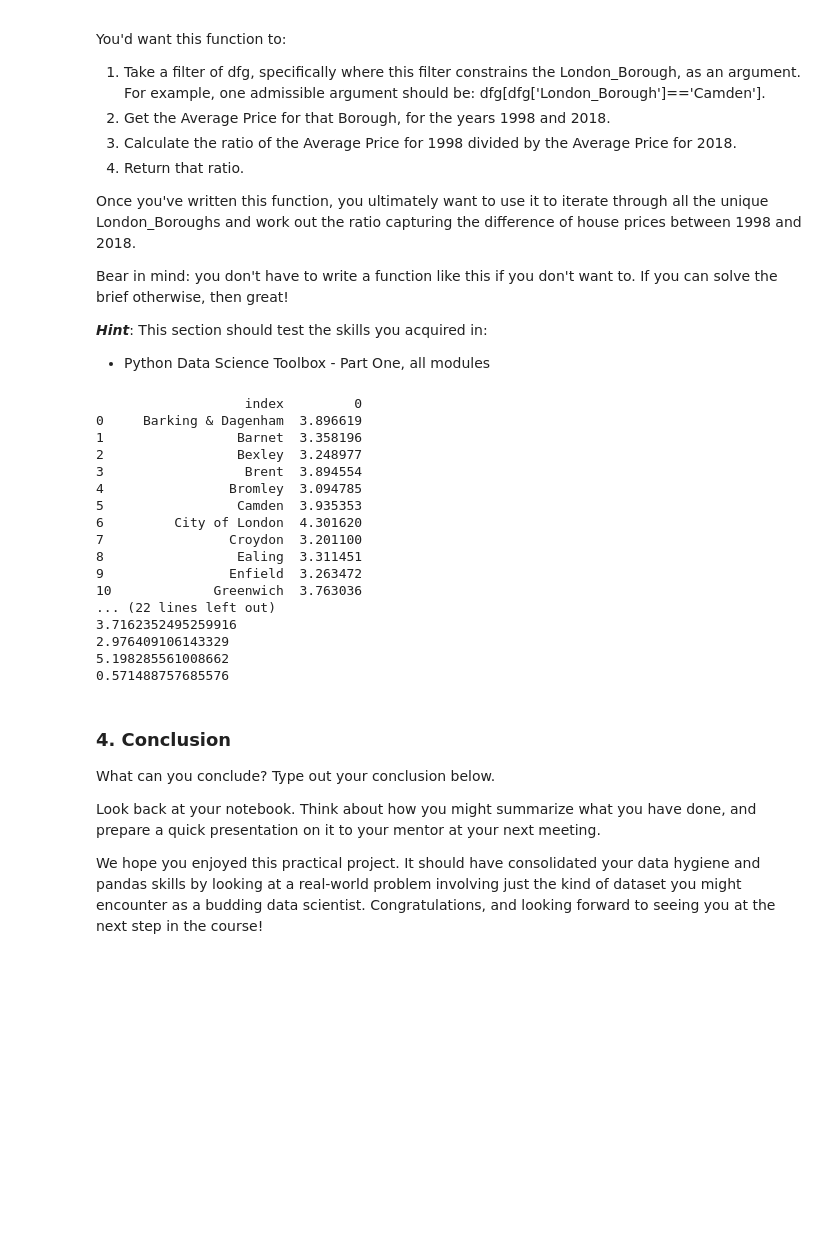
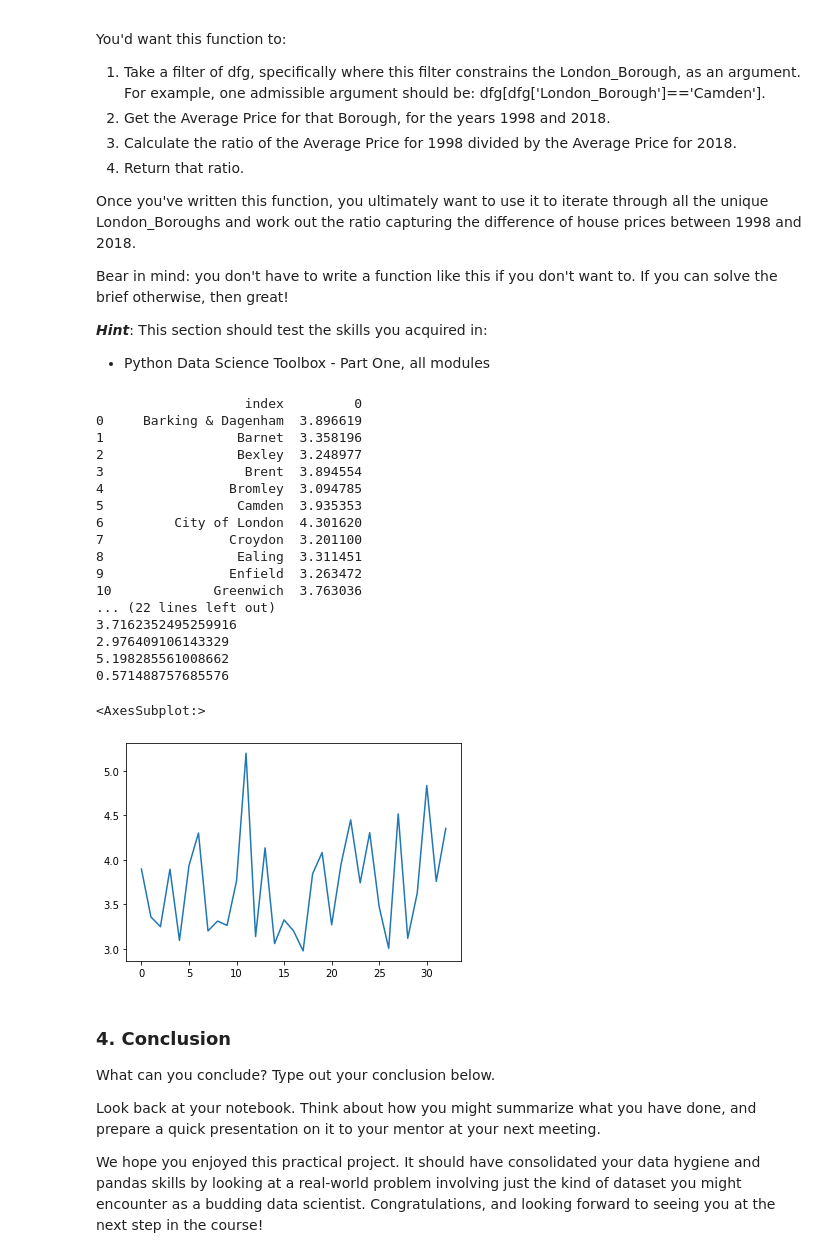
Before and after one commit to drewc77/Andrew-Call, a Jupyter notebook: Unit 4 Challenge - Tier 3.ipynb, the cells around one changed output. Drawn from its saved outputs; the diff is of its cells as text; code cells hidden in the pictures; blank space fills up the shorter version.

```diff
--- a/Unit 4 Challenge - Tier 3.ipynb
+++ b/Unit 4 Challenge - Tier 3.ipynb
@@ -248,33 +259,36 @@ def create_price_ratio(d):
 for b in dfg['London Borough'].unique():
     borough = dfg[dfg['London Borough'] == b]
     final[b] = create_price_ratio(borough)
 
 df_ratios = pd.DataFrame(final)
 df_ratios_T = df_ratios.transpose()
 df_ratios_F = df_ratios_T.reset_index()
 print(df_ratios_F)
 print(df_ratios_F[0].mean())
 print(df_ratios_F[0].min())
 print(df_ratios_F[0].max())
 print(df_ratios_F[0].std())
+df_ratios_F[0].plot()
 # %% [output]
                    index         0
 0     Barking & Dagenham  3.896619
 1                 Barnet  3.358196
 2                 Bexley  3.248977
 3                  Brent  3.894554
 4                Bromley  3.094785
 5                 Camden  3.935353
 6         City of London  4.301620
 7                Croydon  3.201100
 8                 Ealing  3.311451
 9                Enfield  3.263472
 10             Greenwich  3.763036
 ... (22 lines left out)
 3.7162352495259916
 2.976409106143329
 5.198285561008662
 0.571488757685576
+<AxesSubplot:>
+[figure, added]
 # %% [markdown]
 ### 4. Conclusion
 What can you conclude? Type out your conclusion below.
```
Also changed, not shown: parts of 4 cells of this notebook.
